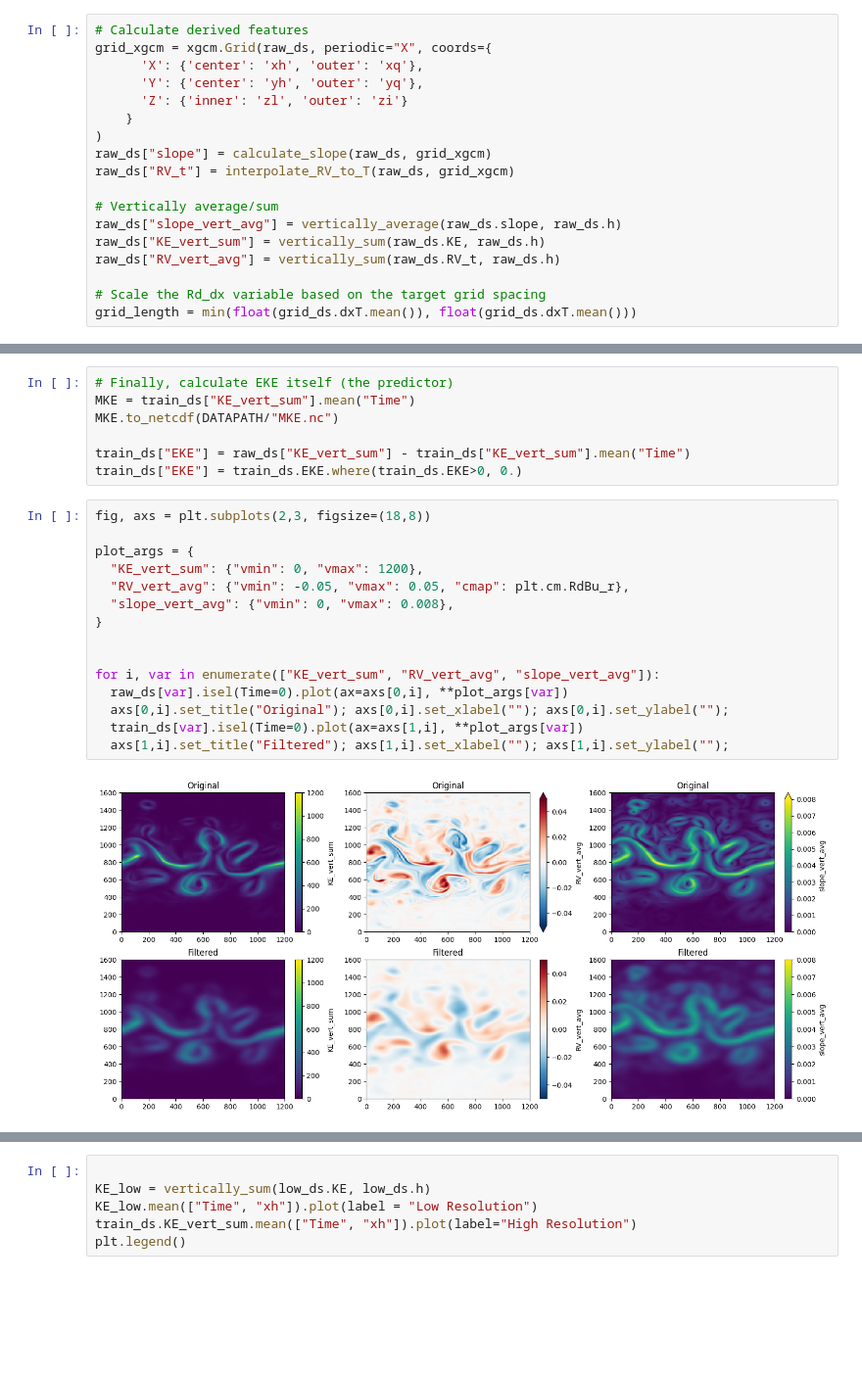
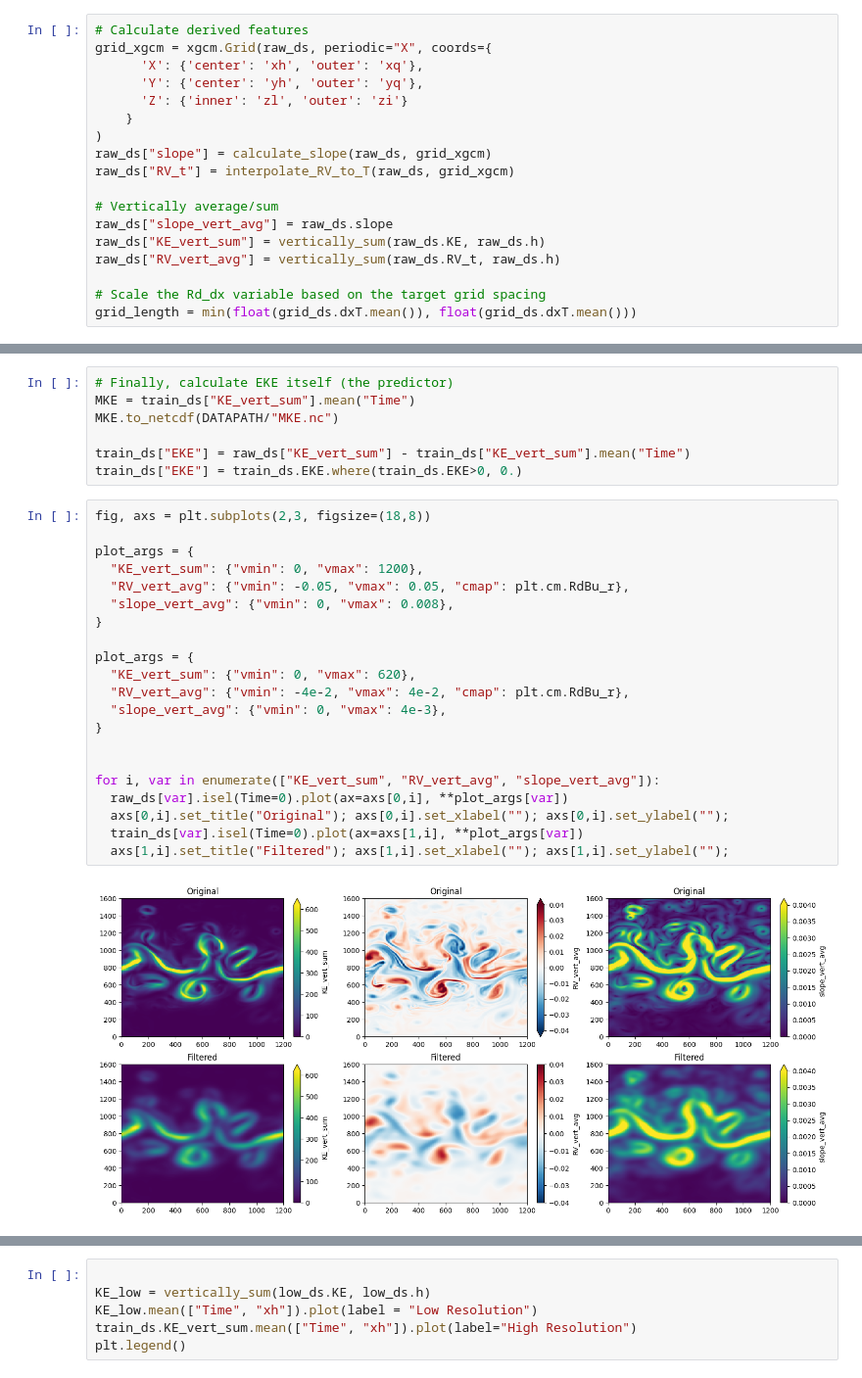
Before and after one commit to ashao/metadata-driven-workflow-cug-2025, a Jupyter notebook: scripts/data-processing/raw_to_training_data.ipynb, the cells around one changed output, grey strips where cells are left out. Shown at 98% size. Saved outputs shown, nothing was run; the diff lists cells and outputs as text; blank space fills up the shorter version.

```diff
--- a/scripts/data-processing/raw_to_training_data.ipynb
+++ b/scripts/data-processing/raw_to_training_data.ipynb
@@ -57,7 +58,7 @@ raw_ds["slope"] = calculate_slope(raw_ds, grid_xgcm)
 raw_ds["RV_t"] = interpolate_RV_to_T(raw_ds, grid_xgcm)
 
 # Vertically average/sum
-raw_ds["slope_vert_avg"] = vertically_average(raw_ds.slope, raw_ds.h)
+raw_ds["slope_vert_avg"] = raw_ds.slope
 raw_ds["KE_vert_sum"] = vertically_sum(raw_ds.KE, raw_ds.h)
 raw_ds["RV_vert_avg"] = vertically_sum(raw_ds.RV_t, raw_ds.h)
 
@@ -88,18 +93,24 @@ train_ds["EKE"] = train_ds.EKE.where(train_ds.EKE>0, 0.)
 # %%
 fig, axs = plt.subplots(2,3, figsize=(18,8))
 
 plot_args = {
   "KE_vert_sum": {"vmin": 0, "vmax": 1200},
   "RV_vert_avg": {"vmin": -0.05, "vmax": 0.05, "cmap": plt.cm.RdBu_r},
   "slope_vert_avg": {"vmin": 0, "vmax": 0.008},
 }
 
+plot_args = {
+  "KE_vert_sum": {"vmin": 0, "vmax": 620},
+  "RV_vert_avg": {"vmin": -4e-2, "vmax": 4e-2, "cmap": plt.cm.RdBu_r},
+  "slope_vert_avg": {"vmin": 0, "vmax": 4e-3},
+}
+
 
 for i, var in enumerate(["KE_vert_sum", "RV_vert_avg", "slope_vert_avg"]):
   raw_ds[var].isel(Time=0).plot(ax=axs[0,i], **plot_args[var])
   axs[0,i].set_title("Original"); axs[0,i].set_xlabel(""); axs[0,i].set_ylabel("");
   train_ds[var].isel(Time=0).plot(ax=axs[1,i], **plot_args[var])
   axs[1,i].set_title("Filtered"); axs[1,i].set_xlabel(""); axs[1,i].set_ylabel("");
 # %% [output]
-[figure, old version]
+[figure, new version]
 # %%
```
Also changed, not shown: parts of 15 cells of this notebook, 7 other files.
